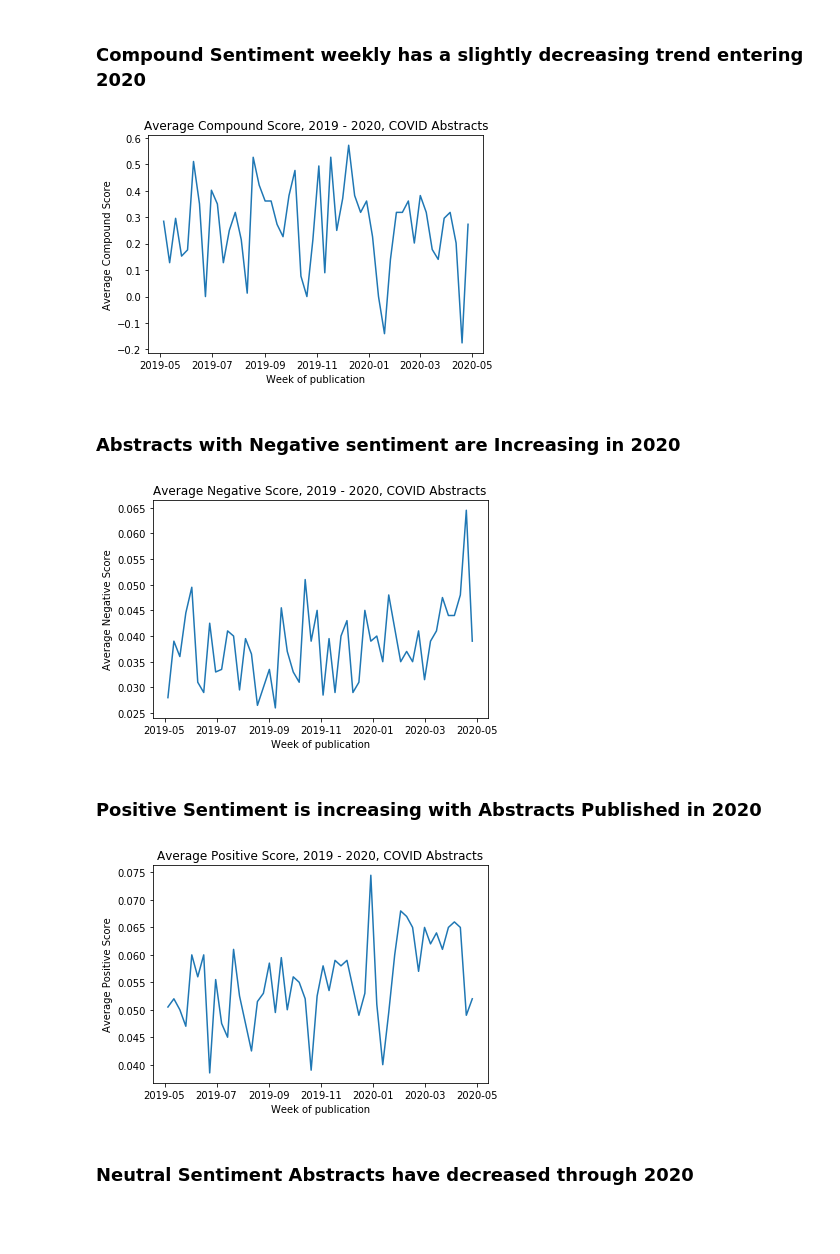
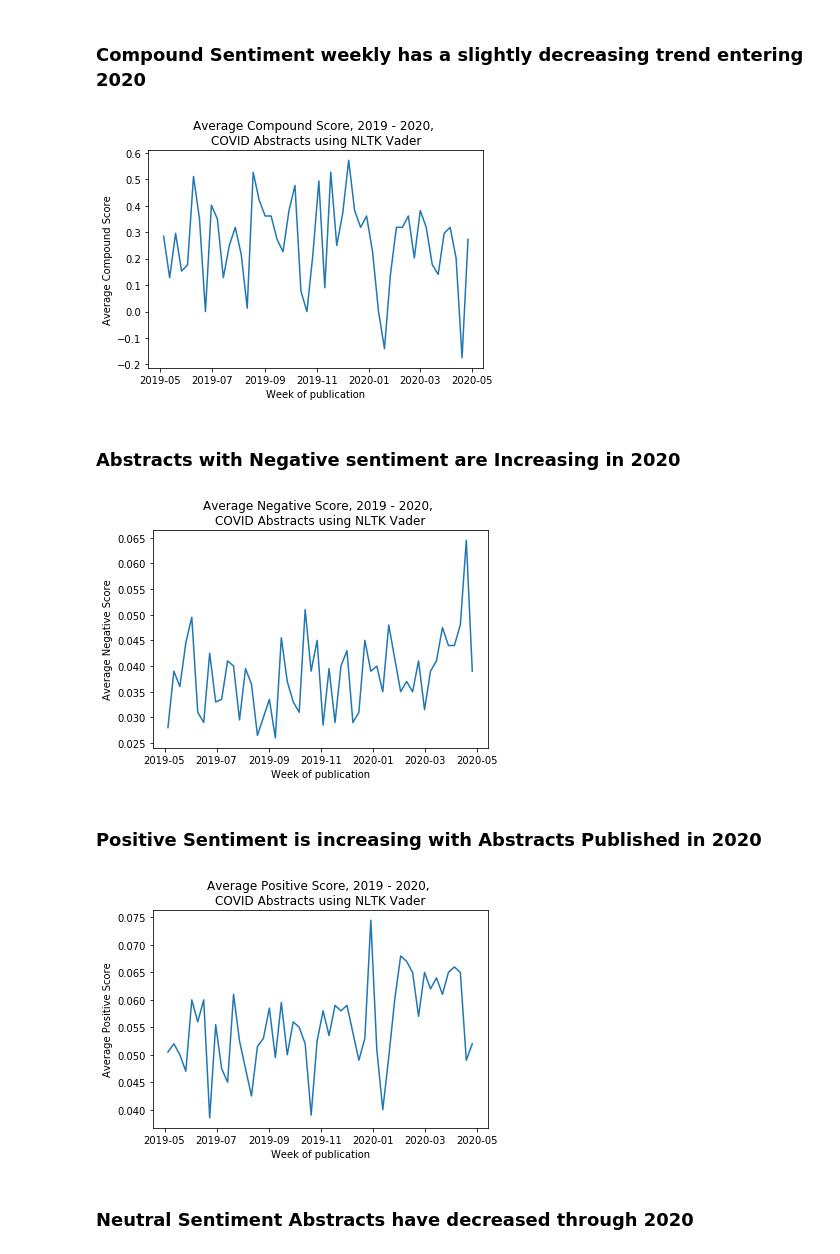
Before and after one commit to amandahutter/COVID-19-Kaggle-Analysis, a Jupyter notebook: CORD19-Analysis.ipynb, the cells around one changed output. Cells and saved outputs as stored; diff of their text form; code cells hidden in the pictures; blank space fills up the shorter version.

```diff
--- a/CORD19-Analysis.ipynb
+++ b/CORD19-Analysis.ipynb
@@ -552,17 +557,19 @@ recent_vader.head()
 # %%
 compound_by_week = recent_vader[['weekStart','Compound']].groupby('weekStart').median()
 compound_by_week = compound_by_week.reset_index()
 
 x = compound_by_week['weekStart']
 y = compound_by_week['Compound']
 
 plt.ylabel("Average Compound Score")
 plt.xlabel("Week of publication")
-plt.title("Average Compound Score, 2019 - 2020, COVID Abstracts")
+plt.title("Average Compound Score, 2019 - 2020, \nCOVID Abstracts using NLTK Vader")
 plt.plot(x, y)
+
+plt.savefig("charts/Vader_Abstracts_Comp.png")
 plt.show()
 # %% [output]
-[figure, old version]
+[figure, new version]
 # %% [markdown]
 ### Abstracts with Negative sentiment are Increasing in 2020
 # %%
@@ -574,11 +581,13 @@ y = negative_by_week['Negative']
 
 plt.ylabel("Average Negative Score")
 plt.xlabel("Week of publication")
-plt.title("Average Negative Score, 2019 - 2020, COVID Abstracts")
+plt.title("Average Negative Score, 2019 - 2020, \nCOVID Abstracts using NLTK Vader")
 plt.plot(x, y)
+
+plt.savefig("charts/Vader_Abstracts_Neg.png")
 plt.show()
 # %% [output]
-[figure, old version]
+[figure, new version]
 # %% [markdown]
 ### Positive Sentiment is increasing with Abstracts Published in 2020
 # %%
@@ -590,11 +599,13 @@ y = positive_by_week['Positive']
 
 plt.ylabel("Average Positive Score")
 plt.xlabel("Week of publication")
-plt.title("Average Positive Score, 2019 - 2020, COVID Abstracts")
+plt.title("Average Positive Score, 2019 - 2020, \nCOVID Abstracts using NLTK Vader")
 plt.plot(x, y)
+
+plt.savefig("charts/Vader_Abstracts_Pos.png")
 plt.show()
 # %% [output]
-[figure, old version]
+[figure, new version]
 # %% [markdown]
 ### Neutral Sentiment Abstracts have decreased through 2020
 # %%
```
Also changed, not shown: parts of 79 cells of this notebook.
